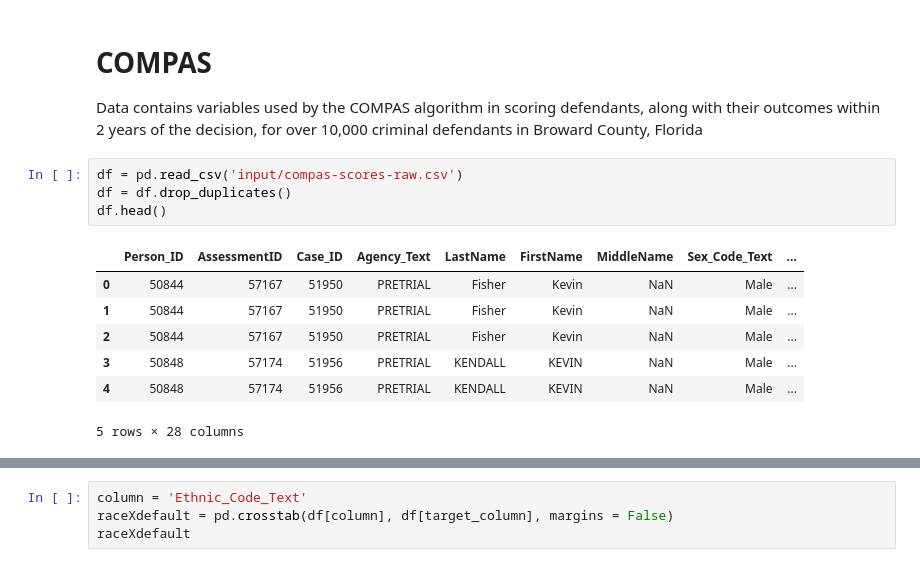
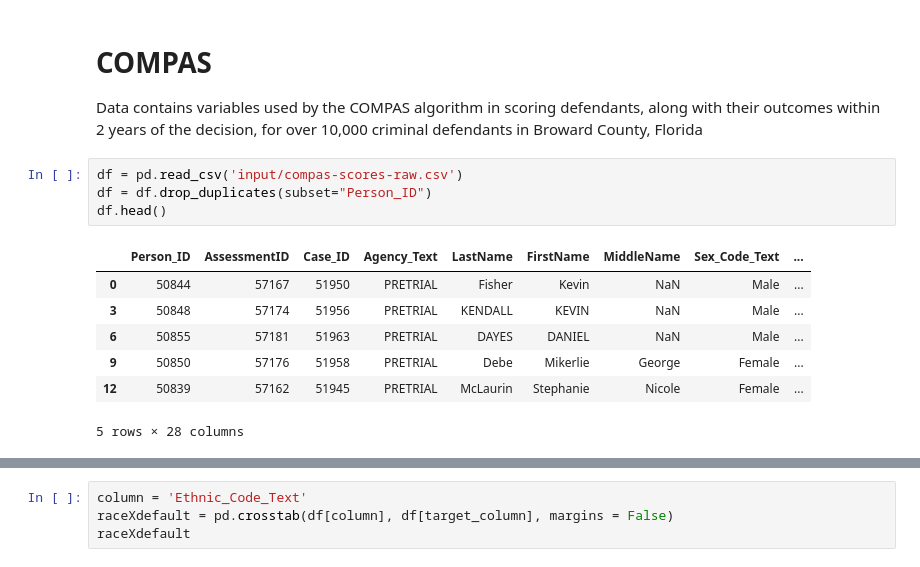
Before and after one commit to flaviocnn/fairness-ml, a Jupyter notebook: Compas.ipynb, the cells around one changed output, grey strips where cells are left out. Saved outputs shown, nothing was run; the diff lists cells and outputs as text.

```diff
--- a/Compas.ipynb
+++ b/Compas.ipynb
@@ -23,15 +23,15 @@ m.hide_toggle()
 Data contains variables used by the COMPAS algorithm in scoring defendants, along with their outcomes within 2 years of the decision, for over 10,000 criminal defendants in Broward County, Florida
 # %%
 df = pd.read_csv('input/compas-scores-raw.csv')
-df = df.drop_duplicates()
+df = df.drop_duplicates(subset="Person_ID")
 df.head()
 # %% [output]
 |  | Person_ID | AssessmentID | Case_ID | Agency_Text | LastName | FirstName | MiddleName | Sex_Code_Text | ... |
 | 0 | 50844 | 57167 | 51950 | PRETRIAL | Fisher | Kevin | NaN | Male | ... |
-| 1 | 50844 | 57167 | 51950 | PRETRIAL | Fisher | Kevin | NaN | Male | ... |
-| 2 | 50844 | 57167 | 51950 | PRETRIAL | Fisher | Kevin | NaN | Male | ... |
 | 3 | 50848 | 57174 | 51956 | PRETRIAL | KENDALL | KEVIN | NaN | Male | ... |
-| 4 | 50848 | 57174 | 51956 | PRETRIAL | KENDALL | KEVIN | NaN | Male | ... |
+| 6 | 50855 | 57181 | 51963 | PRETRIAL | DAYES | DANIEL | NaN | Male | ... |
+| 9 | 50850 | 57176 | 51958 | PRETRIAL | Debe | Mikerlie | George | Female | ... |
+| 12 | 50839 | 57162 | 51945 | PRETRIAL | McLaurin | Stephanie | Nicole | Female | ... |
 5 rows × 28 columns
 # %%
 protected_cat = ['Ethnic_Code_Text','Sex_Code_Text','MaritalStatus']
```
Also changed, not shown: parts of 1 cell of this notebook, 3 other files.
